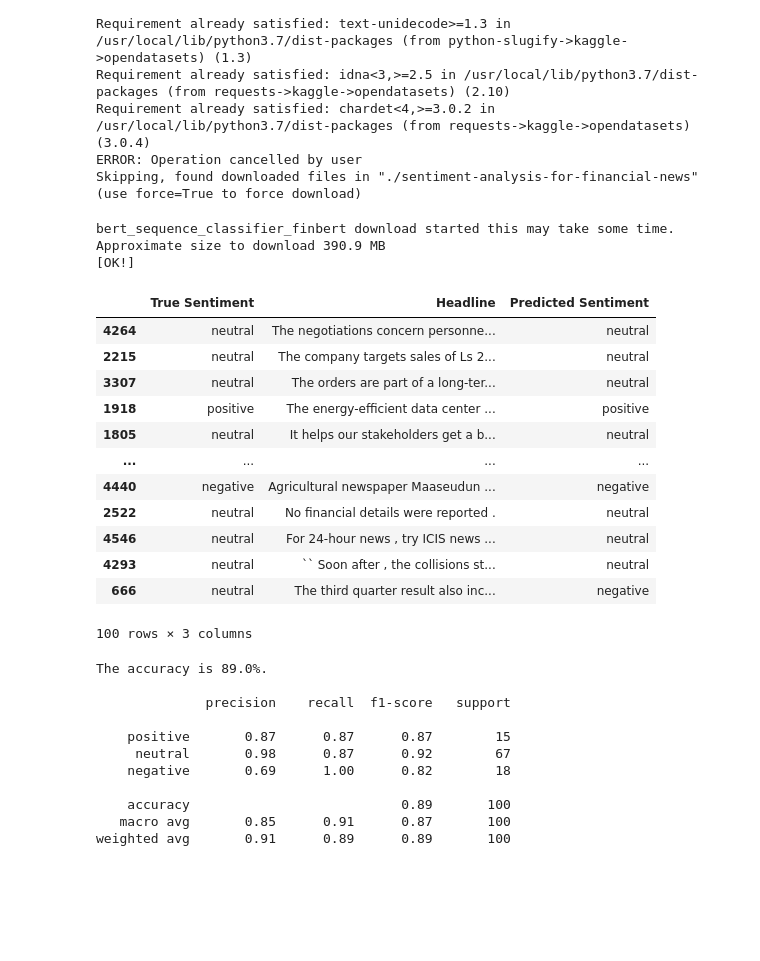
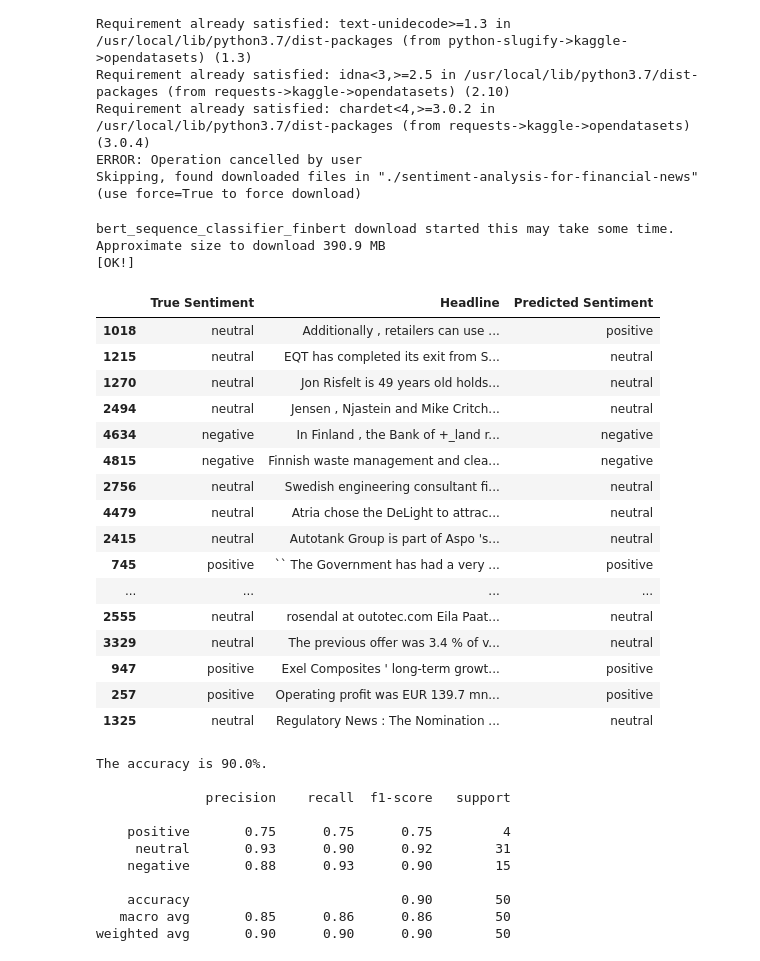
Before and after one commit to Brand-Sentiment-Tracking/dev-sentiment-package, a Jupyter notebook: johnsnow/CLASS_FOR_SENTIMENT_DETECTION_USING_SNOW_LABS_PIPELINES.ipynb, the cells around one changed output. Saved outputs shown, nothing was run; the diff lists cells and outputs as text; code cells hidden in the pictures; blank space fills up the shorter version.

```diff
--- a/johnsnow/CLASS_FOR_SENTIMENT_DETECTION_USING_SNOW_LABS_PIPELINES.ipynb
+++ b/johnsnow/CLASS_FOR_SENTIMENT_DETECTION_USING_SNOW_LABS_PIPELINES.ipynb
@@ -327,7 +326,7 @@ df.columns = ['True Sentiment', 'Headline']
 df = df.sample(frac = 1)
 
 # Make dataset smaller for faster runtime
-num_sentences = 100
+num_sentences = 50
 total_num_sentences = df.shape[0]
 df.drop(df.index[num_sentences:total_num_sentences], inplace=True)
 
@@ -336,45 +335,49 @@ identifier = SentimentIdentification(MODEL_NAME = "custom_pipeline")
 
 preds = []
 target = []
 ignored_idxs = []
 sentiment_to_ignore = "" # e.g. neutral
 
 # Collect predicted sentiment for each headline - take three minutes to run
 for idx, hl in enumerate(df['Headline']):
 
     # Only append the sentiment if it is not the sentiment to ignore (e.g. neutral)
     target_sentiment = df["True Sentiment"][df.index[idx]]
 
     if target_sentiment != sentiment_to_ignore:
       preds.append(identifier.predict(hl))
     else:
       ignored_idxs.append(idx)
 
 # Remove all ignored entries from dataset
 df.drop(df.index[ignored_idxs], inplace=True)
 
 df['Predicted Sentiment'] = preds
 
 # Modify predicted labels to match with true labels
 df = df.replace({'Predicted Sentiment': {'pos' : 'positive', 'neg' : 'negative'}})
 df
 # %% [output]
 bert_sequence_classifier_finbert download started this may take some time.
 Approximate size to download 390.9 MB
 [OK!]
 |  | True Sentiment | Headline | Predicted Sentiment |
-| 4264 | neutral | The negotiations concern personne... | neutral |
-| 2215 | neutral | The company targets sales of Ls 2... | neutral |
-| 3307 | neutral | The orders are part of a long-ter... | neutral |
-| 1918 | positive | The energy-efficient data center ... | positive |
-| 1805 | neutral | It helps our stakeholders get a b... | neutral |
+| 1018 | neutral | Additionally , retailers can use ... | positive |
+| 1215 | neutral | EQT has completed its exit from S... | neutral |
+| 1270 | neutral | Jon Risfelt is 49 years old holds... | neutral |
+| 2494 | neutral | Jensen , Njastein and Mike Critch... | neutral |
+| 4634 | negative | In Finland , the Bank of +_land r... | negative |
+| 4815 | negative | Finnish waste management and clea... | negative |
+| 2756 | neutral | Swedish engineering consultant fi... | neutral |
+| 4479 | neutral | Atria chose the DeLight to attrac... | neutral |
+| 2415 | neutral | Autotank Group is part of Aspo 's... | neutral |
+| 745 | positive | `` The Government has had a very ... | positive |
 | ... | ... | ... | ... |
-| 4440 | negative | Agricultural newspaper Maaseudun ... | negative |
-| 2522 | neutral | No financial details were reported . | neutral |
-| 4546 | neutral | For 24-hour news , try ICIS news ... | neutral |
-| 4293 | neutral | `` Soon after , the collisions st... | neutral |
-| 666 | neutral | The third quarter result also inc... | negative |
+| 2555 | neutral | rosendal at outotec.com Eila Paat... | neutral |
+| 3329 | neutral | The previous offer was 3.4 % of v... | neutral |
+| 947 | positive | Exel Composites ' long-term growt... | positive |
+| 257 | positive | Operating profit was EUR 139.7 mn... | positive |
+| 1325 | neutral | Regulatory News : The Nomination ... | neutral |
-100 rows × 3 columns
 # %%
 from sklearn.metrics import classification_report
 
@@ -388,14 +391,14 @@ target_names = ['positive', 'neutral', 'negative']
 # Compute classification metrics - poor accuracy
 print(classification_report(y_true, y_pred, target_names=target_names))
 # %% [output]
-The accuracy is 89.0%.
+The accuracy is 90.0%.
 
               precision    recall  f1-score   support
 
-    positive       0.87      0.87      0.87        15
-     neutral       0.98      0.87      0.92        67
-    negative       0.69      1.00      0.82        18
+    positive       0.75      0.75      0.75         4
+     neutral       0.93      0.90      0.92        31
+    negative       0.88      0.93      0.90        15
 
-    accuracy                           0.89       100
-   macro avg       0.85      0.91      0.87       100
-weighted avg       0.91      0.89      0.89       100
+    accuracy                           0.90        50
+   macro avg       0.85      0.86      0.86        50
+weighted avg       0.90      0.90      0.90        50
```
Also changed, not shown: parts of 1 cell of this notebook.
